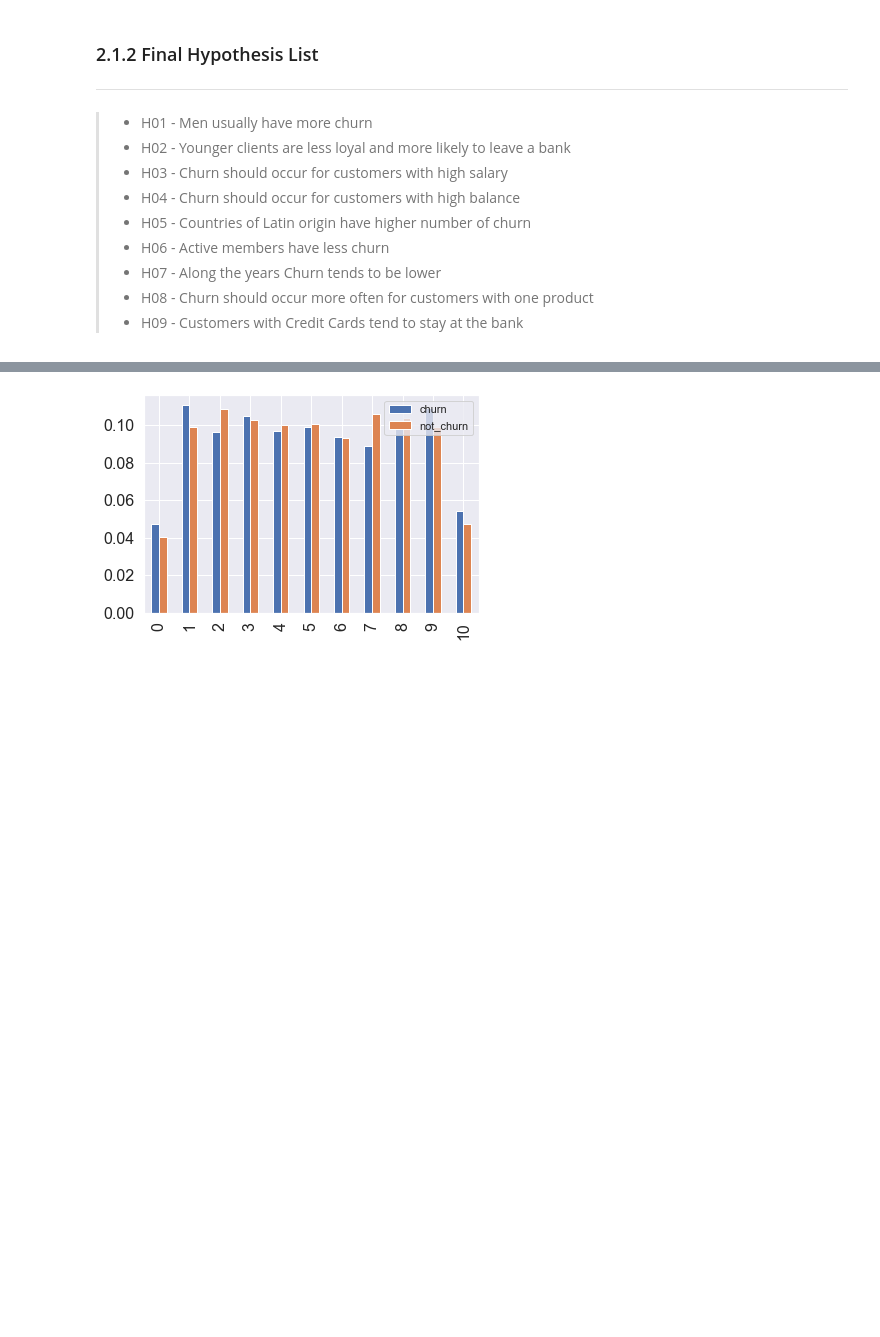
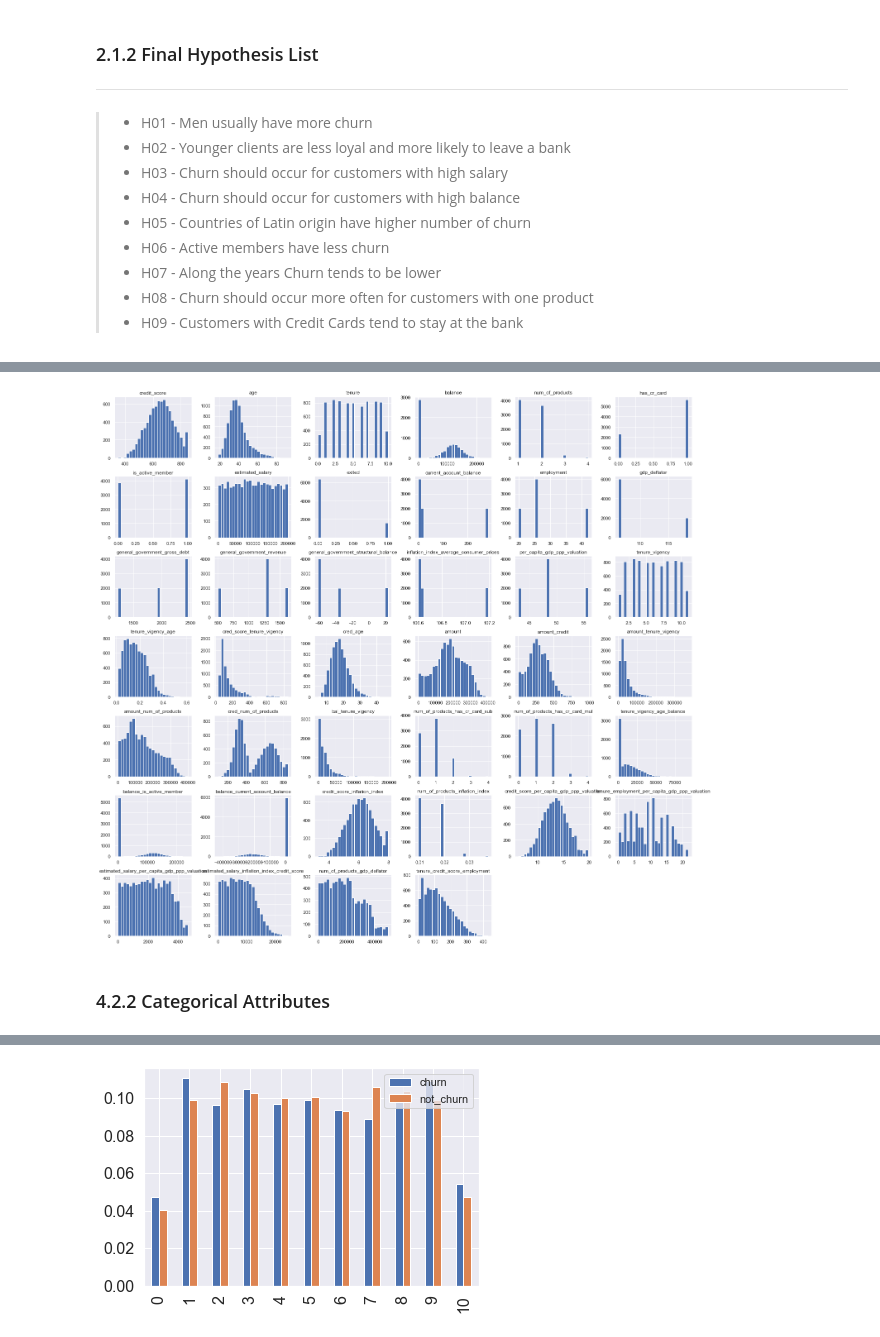
Before and after one commit to FabioCaffarello/Churn-Prediction-TopBank, a Jupyter notebook: 02-Notebooks/02-Scond_Cycle_CRISP/workflow_complete.ipynb, the cells around one changed output, grey strips where cells are left out. Cells and saved outputs as stored; diff of their text form; code cells hidden in the pictures; blank space fills up the shorter version.

```diff
--- a/02-Notebooks/02-Scond_Cycle_CRISP/workflow_complete.ipynb
+++ b/02-Notebooks/02-Scond_Cycle_CRISP/workflow_complete.ipynb
@@ -514,0 +547,3 @@ df02['num_of_products_gdp_deflator'] = (df02['general_government_gross_debt'] /
+# %%
+num_attributes = df04.select_dtypes(include=['int64', 'float64'])
+statistical_summary(num_attributes)
@@ -514,0 +568,6 @@ df02['num_of_products_gdp_deflator'] = (df02['general_government_gross_debt'] /
+# %%
+num_attributes.hist(bins=25, figsize=(25,24));
+# %% [output]
+[figure, added]
+# %% [markdown]
+### 4.2.2 Categorical Attributes
```
Also changed, not shown: parts of 23 cells of this notebook.
